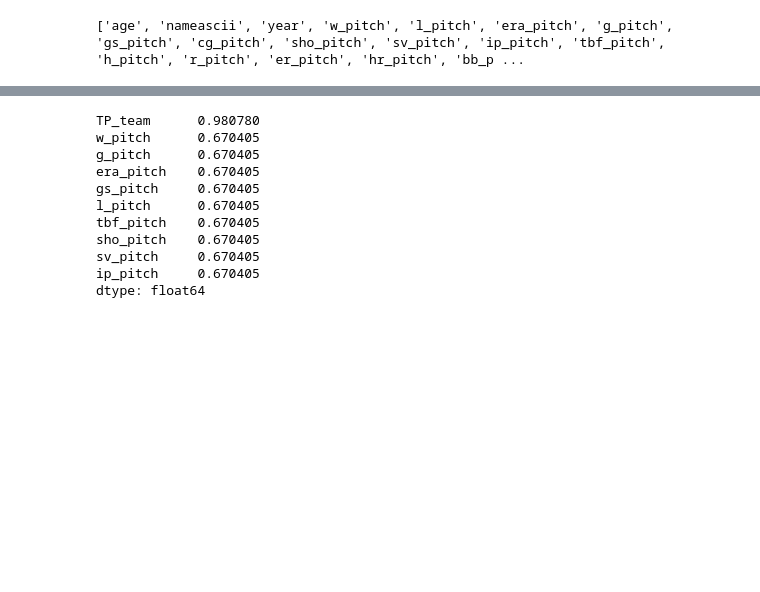
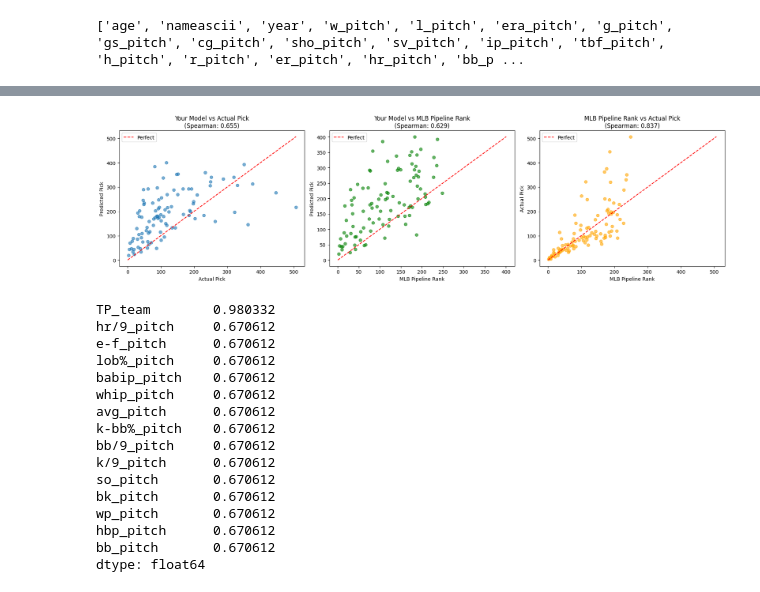
Before and after one commit to CodeMateo15/ncaaBaseballDraft-Predictor, a Jupyter notebook: CSV+Code Files/trial_xgBoost/xgboostAllWithTeams.ipynb, the cells around one changed output, grey strips where cells are left out. Drawn from its saved outputs; the diff is of its cells as text; code cells hidden in the pictures; blank space fills up the shorter version.

```diff
--- a/CSV+Code Files/trial_xgBoost/xgboostAllWithTeams.ipynb
+++ b/CSV+Code Files/trial_xgBoost/xgboostAllWithTeams.ipynb
@@ -252,0 +334,15 @@ plt.show()
+# %%
+# Create results dataframe with player info, predictions, and actuals
+results_df = pd.DataFrame({
+    'name': test_df['nameascii'].values,
+    'Predicted_Pick': [round(pred, 1) if pred > 0 else None for pred in preds],
+    'Actual_Pick': y_test.values
+})
+
+# Sort by actual pick number
+results_df = results_df.sort_values('Actual_Pick').reset_index(drop=True)
+
+print(f"\nPlayer Draft Predictions Summary (Test Year: {test_year})")
+print(f"Total drafted players: {len(results_df)}\n")
+pd.options.display.max_rows = None
+display(results_df.head(20))
@@ -253,16 +431,59 @@ plt.show()
+# %%
+if len(comparison) > 0:
+    fig, axes = plt.subplots(1, 3, figsize=(18, 5))
+
+    # 1. Your Model vs Actual Pick
+    axes[0].scatter(comparison['Actual_Pick'], comparison['Predicted_Pick'], alpha=0.6)
+    max_val = max(comparison['Actual_Pick'].max(), comparison['Predicted_Pick'].max())
+    axes[0].plot([0, max_val], [0, max_val], 'r--', label='Perfect')
+    axes[0].set_xlabel('Actual Pick')
+    axes[0].set_ylabel('Predicted Pick')
+    axes[0].set_title(f'Your Model vs Actual Pick\n(Spearman: {corr_pred_actual:.3f})')
+    axes[0].legend()
+
+    # 2. Your Model vs MLB Pipeline Rank
+    axes[1].scatter(comparison['MLB_Pipeline_Rank'], comparison['Predicted_Pick'], alpha=0.6, color='green')
+    max_val = max(comparison['MLB_Pipeline_Rank'].max(), comparison['Predicted_Pick'].max())
+    axes[1].plot([0, max_val], [0, max_val], 'r--', label='Perfect')
+    axes[1].set_xlabel('MLB Pipeline Rank')
+    axes[1].set_ylabel('Predicted Pick')
+    axes[1].set_title(f'Your Model vs MLB Pipeline Rank\n(Spearman: {corr_pred_rank:.3f})')
+    axes[1].legend()
+
+    # 3. MLB Pipeline Rank vs Actual Pick
+    axes[2].scatter(comparison['MLB_Pipeline_Rank'], comparison['Actual_Pick'], alpha=0.6, color='orange')
+    max_val = max(comparison['MLB_Pipeline_Rank'].max(), comparison['Actual_Pick'].max())
+    axes[2].plot([0, max_val], [0, max_val], 'r--', label='Perfect')
+    axes[2].set_xlabel('MLB Pipeline Rank')
+    axes[2].set_ylabel('Actual Pick')
+    axes[2].set_title(f'MLB Pipeline Rank vs Actual Pick\n(Spearman: {corr_rank_actual:.3f})')
+    axes[2].legend()
+
+    plt.tight_layout()
+    plt.show()
+else:
+    print("No matches found! Check name formats between datasets.")
+    print("Try fuzzy matching or print unique names to debug.")
+# %% [output]
+[figure, added]
 # %%
 # Show top features with missing values
 missing_summary = X.isnull().mean().sort_values(ascending=False)
-print(missing_summary[missing_summary > 0].head(10))
+print(missing_summary[missing_summary > 0].head(15))
 # %% [output]
-TP_team      0.980780
-w_pitch      0.670405
-g_pitch      0.670405
-era_pitch    0.670405
-gs_pitch     0.670405
-l_pitch      0.670405
-tbf_pitch    0.670405
-sho_pitch    0.670405
-sv_pitch     0.670405
-ip_pitch     0.670405
+TP_team        0.980332
+hr/9_pitch     0.670612
+e-f_pitch      0.670612
+lob%_pitch     0.670612
+babip_pitch    0.670612
+whip_pitch     0.670612
+avg_pitch      0.670612
+k-bb%_pitch    0.670612
+bb/9_pitch     0.670612
+k/9_pitch      0.670612
+so_pitch       0.670612
+bk_pitch       0.670612
+wp_pitch       0.670612
+hbp_pitch      0.670612
+bb_pitch       0.670612
 dtype: float64
```
Also changed, not shown: parts of 15 cells of this notebook, 12 other files.
